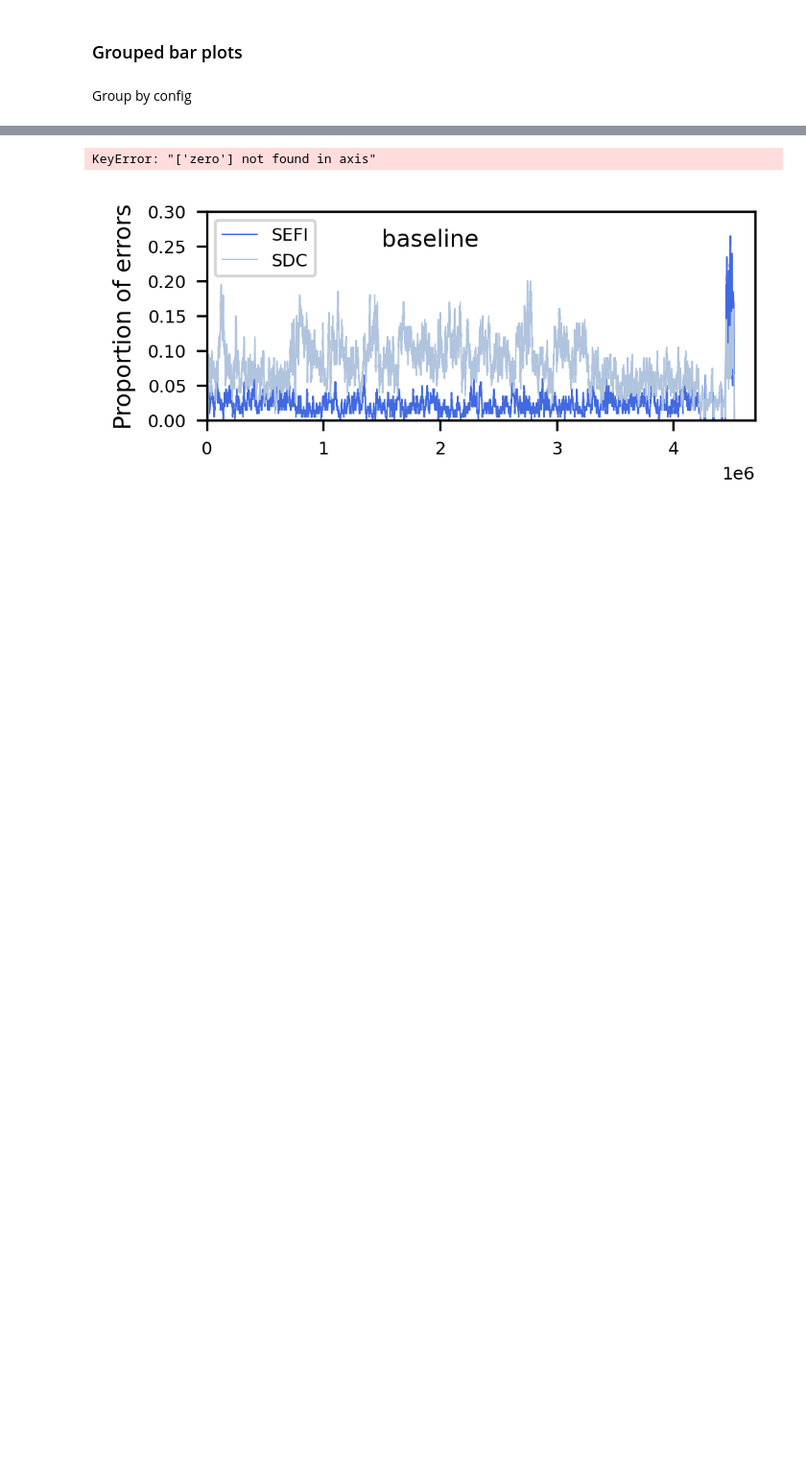
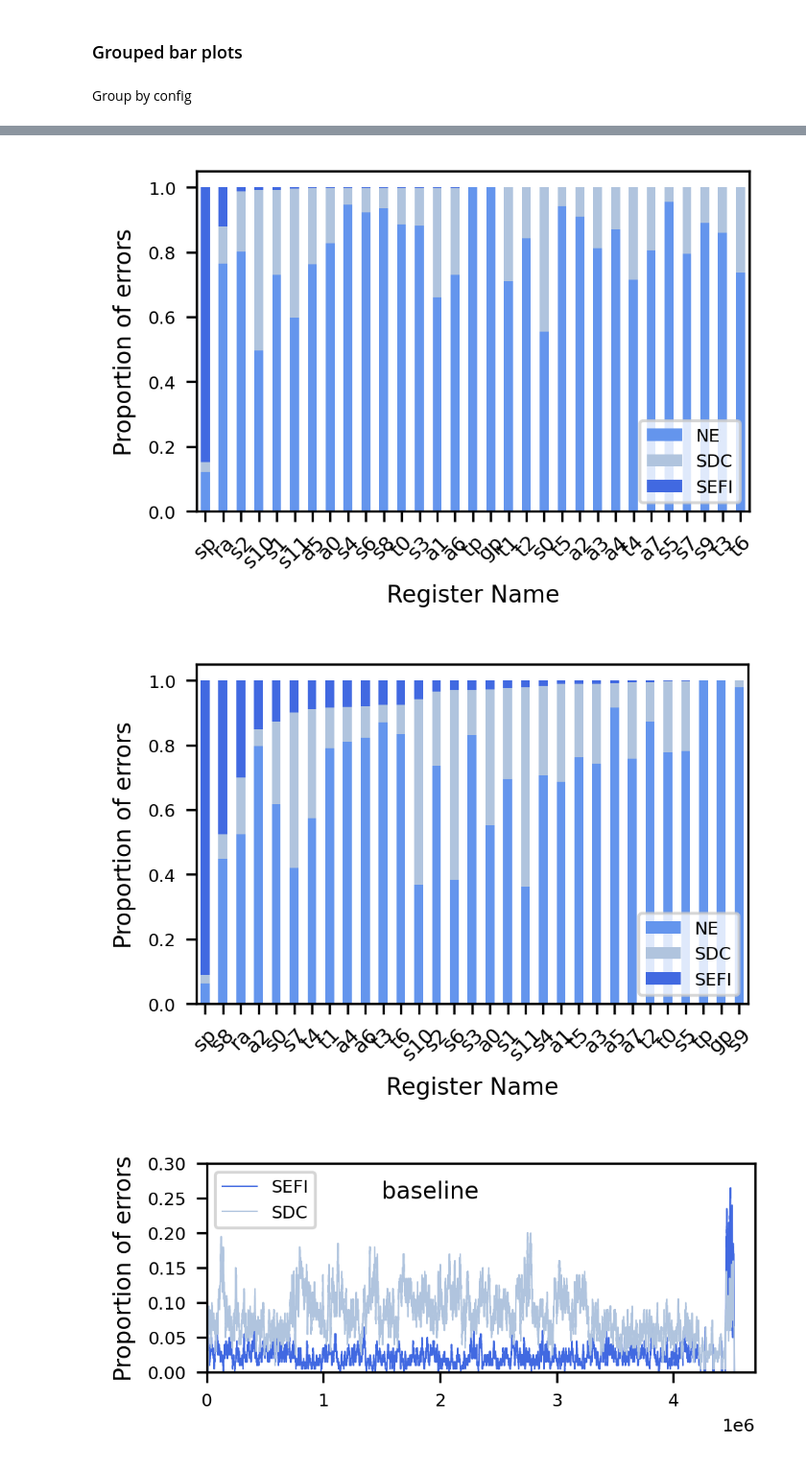
Before and after one commit to ahll19/PULSE, a Jupyter notebook: nsrec_plots.ipynb, the cells around one changed output, grey strips where cells are left out. Shown at 96% size. Saved outputs shown, nothing was run; the diff lists cells and outputs as text; code cells hidden in the pictures; blank space fills up the shorter version.

```diff
--- a/nsrec_plots.ipynb
+++ b/nsrec_plots.ipynb
@@ -426,25 +430,26 @@ compOptO1         0.416000  0.246903
 # %%
 df_regs, fig = IbexCoremarkTools.stacked_register_error_class(
     data_sets["baseline"].data_interface, data_sets["baseline"].node, visualize=True, filter=1
 )
 
 baseline_len = len(data_sets["baseline"].node_data)
 fig.axes[0].tick_params(axis="x", labelsize=7)
 fig.axes[0].set_title("")
 fig.axes[0].set_xlabel("Register Name")
 fig.savefig(f"plots/stacked_register_error_class_baseline_N{baseline_len}.png", bbox_inches="tight")
 
 df_regs, fig = IbexCoremarkTools.stacked_register_error_class(
     data_sets["compOptO1"].data_interface, data_sets["compOptO1"].node, visualize=True, filter=1
 )
 
-len = len(data_sets["compOptO1"].node_data)
+complen = len(data_sets["compOptO1"].node_data)
 fig.axes[0].tick_params(axis="x", labelsize=7)
 fig.axes[0].set_title("")
 fig.axes[0].set_xlabel("Register Name")
-fig.savefig(f"plots/stacked_register_error_class_compOptO1_N{len}.png", bbox_inches="tight")
+fig.savefig(f"plots/stacked_register_error_class_compOptO1_N{complen}.png", bbox_inches="tight")
 # %% [output]
-KeyError: "['zero'] not found in axis"
+[figure, added]
+[figure, added]
 # %%
 # _, fig = IbexCoremarkTools.stacked_register_error_class(
 #     data_sets["RV32MSingleCycle"].data_interface, data_sets["RV32MSingleCycle"].node, visualize=True
```
Also changed, not shown: parts of 11 cells of this notebook, 2 other files.
